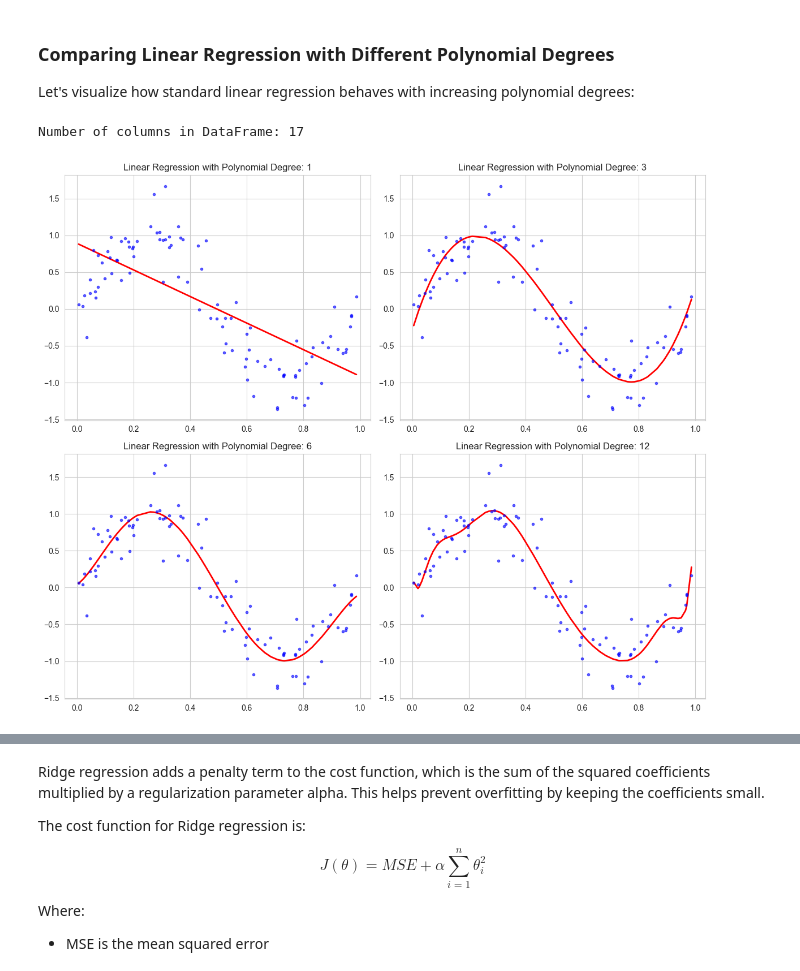
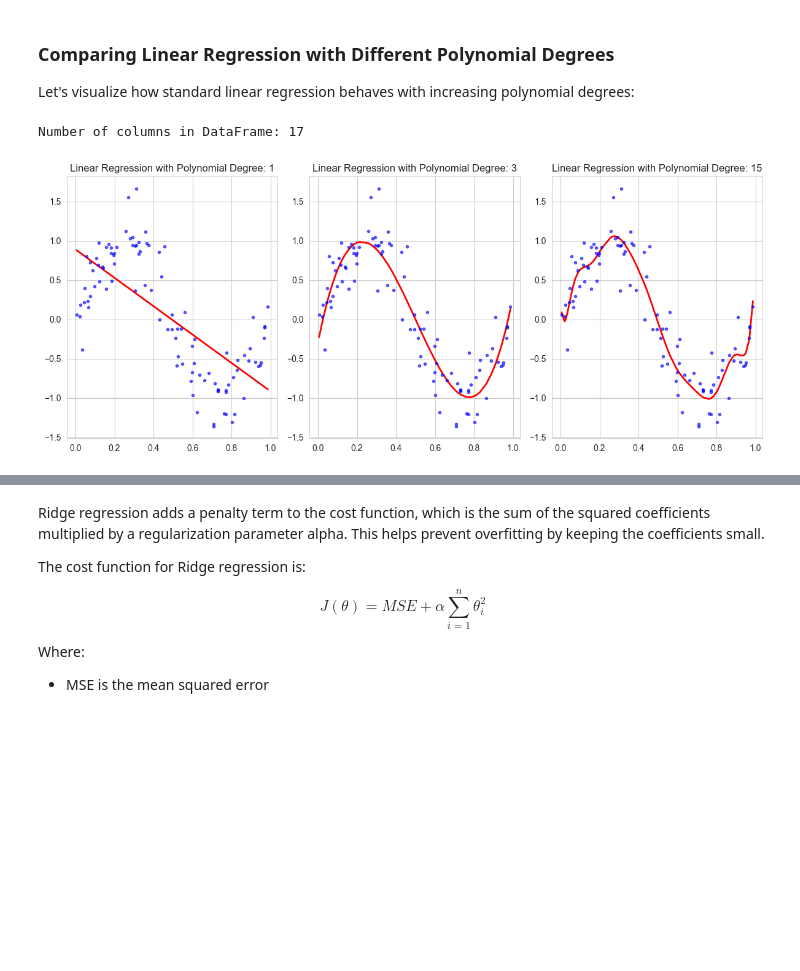
Before and after one commit to fum-cs/data-mining, a Jupyter notebook: notebooks/05.06-Linear-Regression-part2.ipynb, the cells around one changed output, grey strips where cells are left out. Saved outputs shown, nothing was run; the diff lists cells and outputs as text; code cells hidden in the pictures; blank space fills up the shorter version.

```diff
--- a/notebooks/05.06-Linear-Regression-part2.ipynb
+++ b/notebooks/05.06-Linear-Regression-part2.ipynb
@@ -296,21 +293,21 @@ Let's visualize how standard linear regression behaves with increasing polynomia
 # %%
 # Initialize a dataframe to store the results
 # This should have 17 columns: 'rss', 'intercept', and 15 coefficient columns
 linear_model = pd.DataFrame(columns=['rss', 'intercept'] + ['coef_x_%d' % i for i in range(1, 16)])
 
 # Print the number of columns to verify
 print(f"Number of columns in DataFrame: {len(linear_model.columns)}")
 
 # Set the powers for which we want to plot the models
-models_to_plot = {1: 221, 3: 222, 6: 223, 12: 224}
+models_to_plot = {1: 131, 3: 132, 15: 133}
 
 # Fit linear regression models with different powers
-plt.figure(figsize=(12, 10))
+plt.figure(figsize=(12, 5))
 for power in range(1, 16):
     linear_model.loc[power] = linear_regression(data, power, models_to_plot)
 
 plt.tight_layout()
 plt.show()
 # %% [output]
 Number of columns in DataFrame: 17
-[figure, old version]
+[figure, new version]
```
Also changed, not shown: parts of 19 cells of this notebook, 3 other files.
